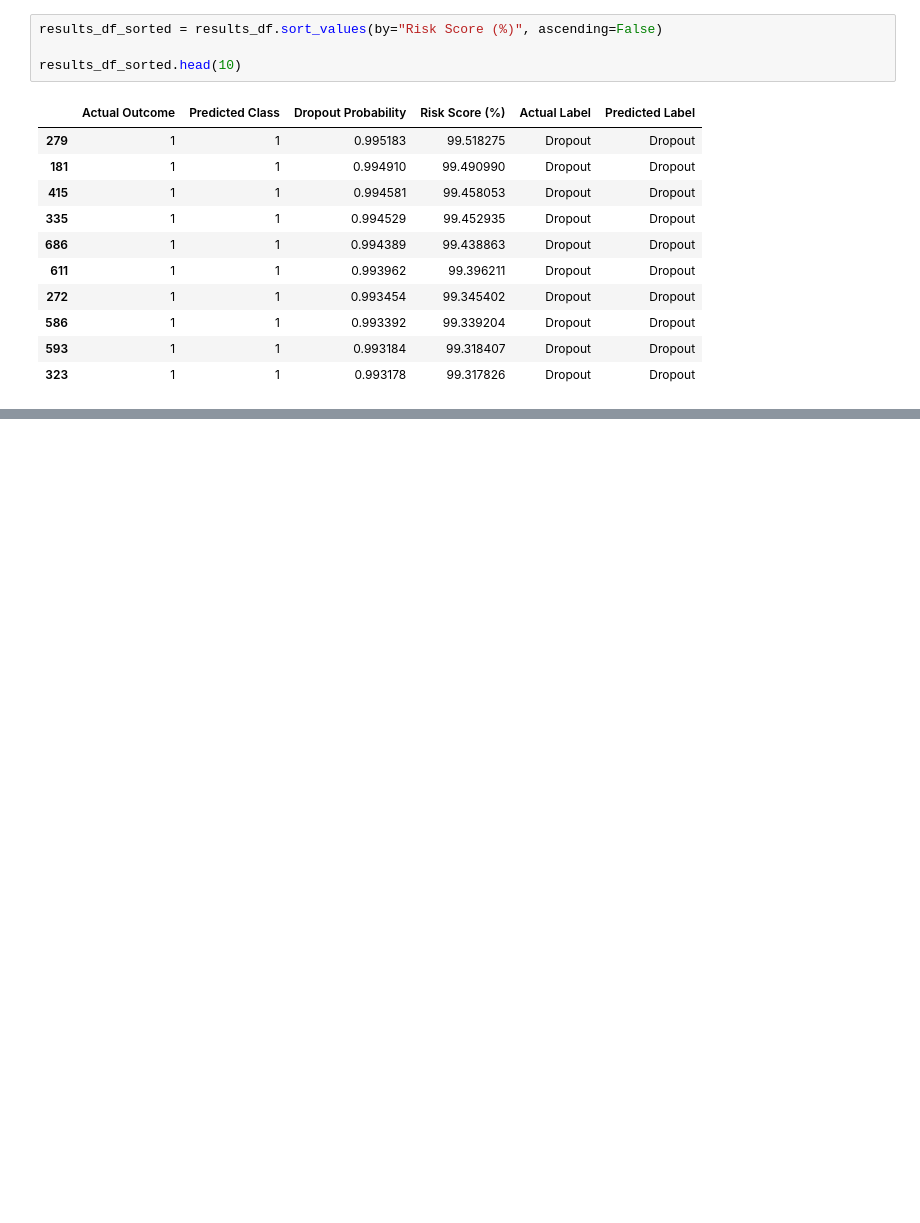
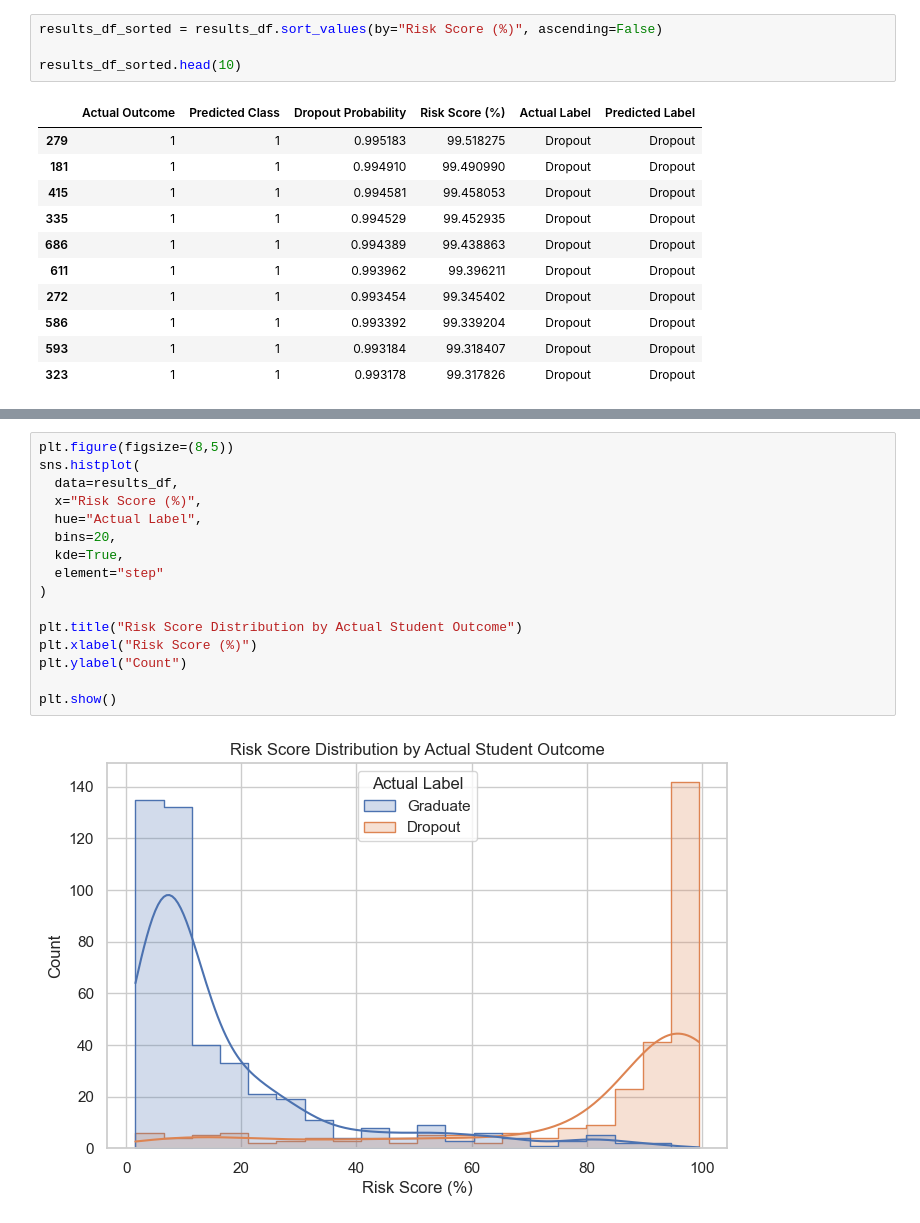
Before and after one commit to DimitarMalamski/student-dropout-predictor, a Jupyter notebook: notebooks/02_student_dropout_risk_scoring.ipynb, the cells around one changed output, grey strips where cells are left out. Drawn from its saved outputs; the diff is of its cells as text; blank space fills up the shorter version.

```diff
--- a/notebooks/02_student_dropout_risk_scoring.ipynb
+++ b/notebooks/02_student_dropout_risk_scoring.ipynb
@@ -603,0 +635,18 @@ results_df_sorted.head(10)
+# %%
+plt.figure(figsize=(8,5))
+sns.histplot(
+  data=results_df,
+  x="Risk Score (%)",
+  hue="Actual Label",
+  bins=20,
+  kde=True,
+  element="step"
+)
+
+plt.title("Risk Score Distribution by Actual Student Outcome")
+plt.xlabel("Risk Score (%)")
+plt.ylabel("Count")
+
+plt.show()
+# %% [output]
+[figure, added]
```
Also changed, not shown: parts of 9 cells of this notebook.
